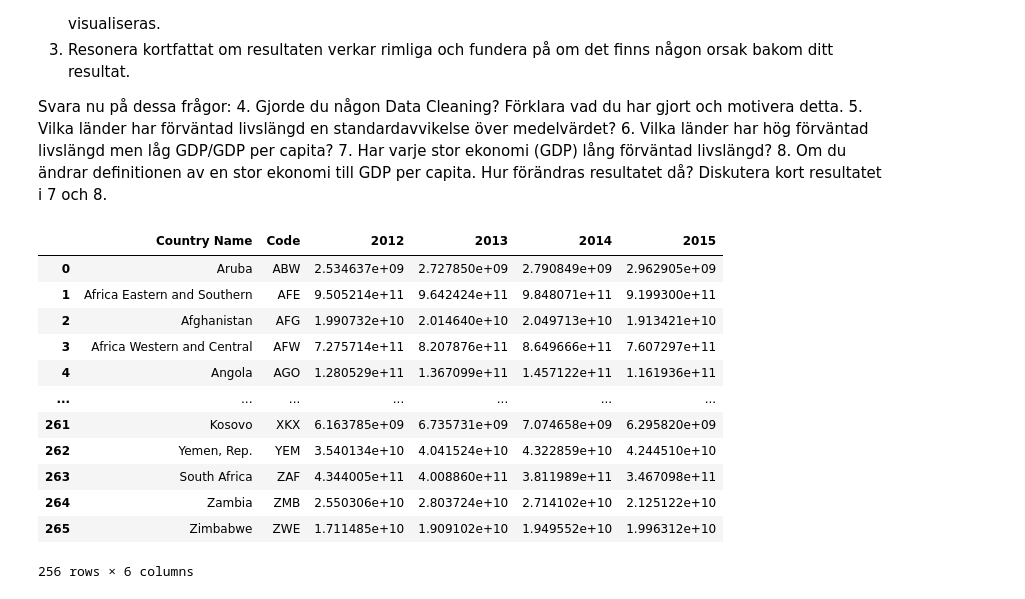
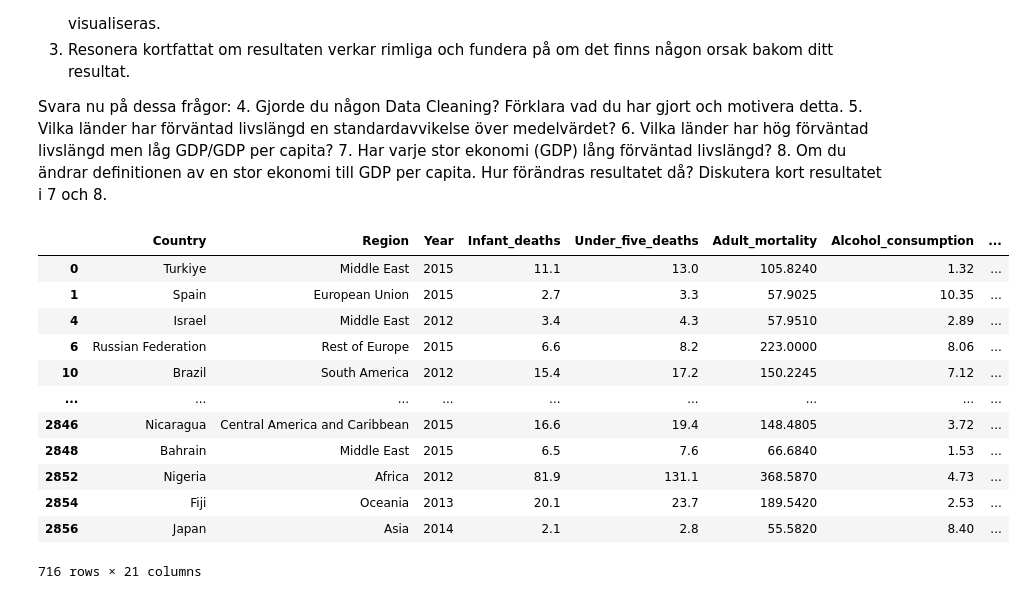
Before and after one commit to microgram17/pandasuppg, a Jupyter notebook: gdp_life_expectancy.ipynb, the cells around one changed output. Drawn from its saved outputs; the diff is of its cells as text; code cells hidden in the pictures.

```diff
--- a/gdp_life_expectancy.ipynb
+++ b/gdp_life_expectancy.ipynb
@@ -19,30 +20,30 @@ life_expectancy_data = pd.read_csv("Life-Expectancy-Data-Updated.csv")
 # %%
 # Cleaning the data
 
 df_gdp = gdp_data.drop(gdp_data.loc[:, '1960' : '2011'].columns, axis=1)
 df_gdp = df_gdp.drop(df_gdp.loc[:, '2016' : 'Unnamed: 65'].columns, axis=1)
 
 df_gdp = df_gdp.dropna(axis = 0, thresh=6)
 
 df_capita = gdp_per_capita_data.drop(gdp_per_capita_data.loc[:, '1960' : '2011'].columns, axis=1)
 df_capita = df_capita.drop(df_capita.loc[:, '2016' : 'Unnamed: 65'].columns, axis=1)
 
 df_capita = df_capita.dropna(axis=0, thresh=6)
 
 df_life = life_expectancy_data.drop(life_expectancy_data[life_expectancy_data.Year < 2012].index)
 
-df_gdp
+df_life
 # %% [output]
-|  | Country Name | Code | 2012 | 2013 | 2014 | 2015 |
-| 0 | Aruba | ABW | 2.534637e+09 | 2.727850e+09 | 2.790849e+09 | 2.962905e+09 |
-| 1 | Africa Eastern and Southern | AFE | 9.505214e+11 | 9.642424e+11 | 9.848071e+11 | 9.199300e+11 |
-| 2 | Afghanistan | AFG | 1.990732e+10 | 2.014640e+10 | 2.049713e+10 | 1.913421e+10 |
-| 3 | Africa Western and Central | AFW | 7.275714e+11 | 8.207876e+11 | 8.649666e+11 | 7.607297e+11 |
-| 4 | Angola | AGO | 1.280529e+11 | 1.367099e+11 | 1.457122e+11 | 1.161936e+11 |
-| ... | ... | ... | ... | ... | ... | ... |
-| 261 | Kosovo | XKX | 6.163785e+09 | 6.735731e+09 | 7.074658e+09 | 6.295820e+09 |
-| 262 | Yemen, Rep. | YEM | 3.540134e+10 | 4.041524e+10 | 4.322859e+10 | 4.244510e+10 |
-| 263 | South Africa | ZAF | 4.344005e+11 | 4.008860e+11 | 3.811989e+11 | 3.467098e+11 |
-| 264 | Zambia | ZMB | 2.550306e+10 | 2.803724e+10 | 2.714102e+10 | 2.125122e+10 |
-| 265 | Zimbabwe | ZWE | 1.711485e+10 | 1.909102e+10 | 1.949552e+10 | 1.996312e+10 |
+|  | Country | Region | Year | Infant_deaths | Under_five_deaths | Adult_mortality | Alcohol_consumption | ... |
+| 0 | Turkiye | Middle East | 2015 | 11.1 | 13.0 | 105.8240 | 1.32 | ... |
+| 1 | Spain | European Union | 2015 | 2.7 | 3.3 | 57.9025 | 10.35 | ... |
+| 4 | Israel | Middle East | 2012 | 3.4 | 4.3 | 57.9510 | 2.89 | ... |
+| 6 | Russian Federation | Rest of Europe | 2015 | 6.6 | 8.2 | 223.0000 | 8.06 | ... |
+| 10 | Brazil | South America | 2012 | 15.4 | 17.2 | 150.2245 | 7.12 | ... |
+| ... | ... | ... | ... | ... | ... | ... | ... | ... |
+| 2846 | Nicaragua | Central America and Caribbean | 2015 | 16.6 | 19.4 | 148.4805 | 3.72 | ... |
+| 2848 | Bahrain | Middle East | 2015 | 6.5 | 7.6 | 66.6840 | 1.53 | ... |
+| 2852 | Nigeria | Africa | 2012 | 81.9 | 131.1 | 368.5870 | 4.73 | ... |
+| 2854 | Fiji | Oceania | 2013 | 20.1 | 23.7 | 189.5420 | 2.53 | ... |
+| 2856 | Japan | Asia | 2014 | 2.1 | 2.8 | 55.5820 | 8.40 | ... |
-256 rows × 6 columns
+716 rows × 21 columns
```
Also changed, not shown: parts of 2 cells of this notebook.
